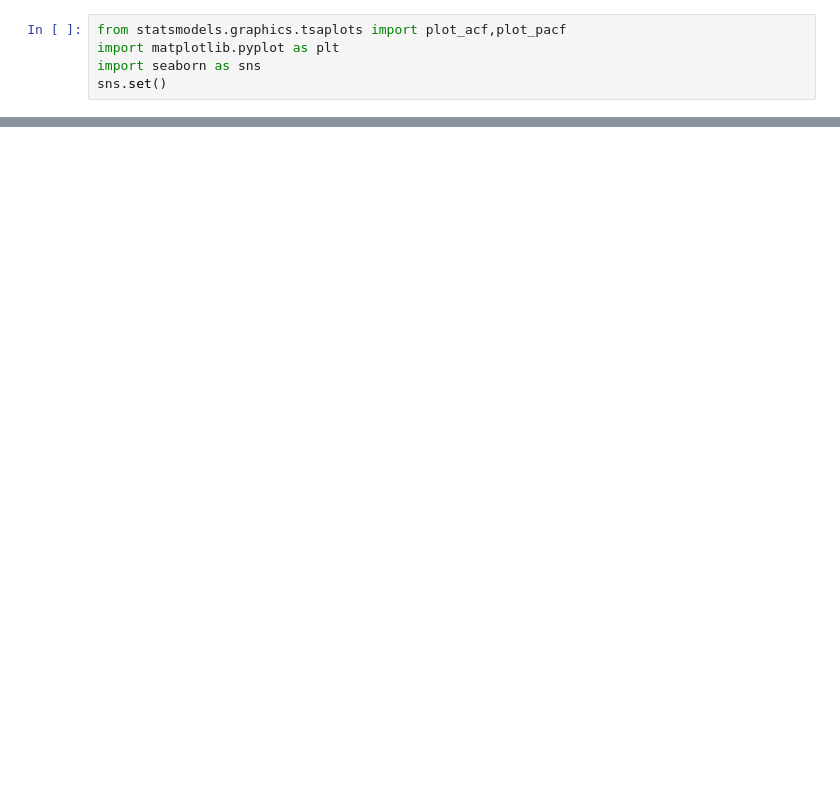
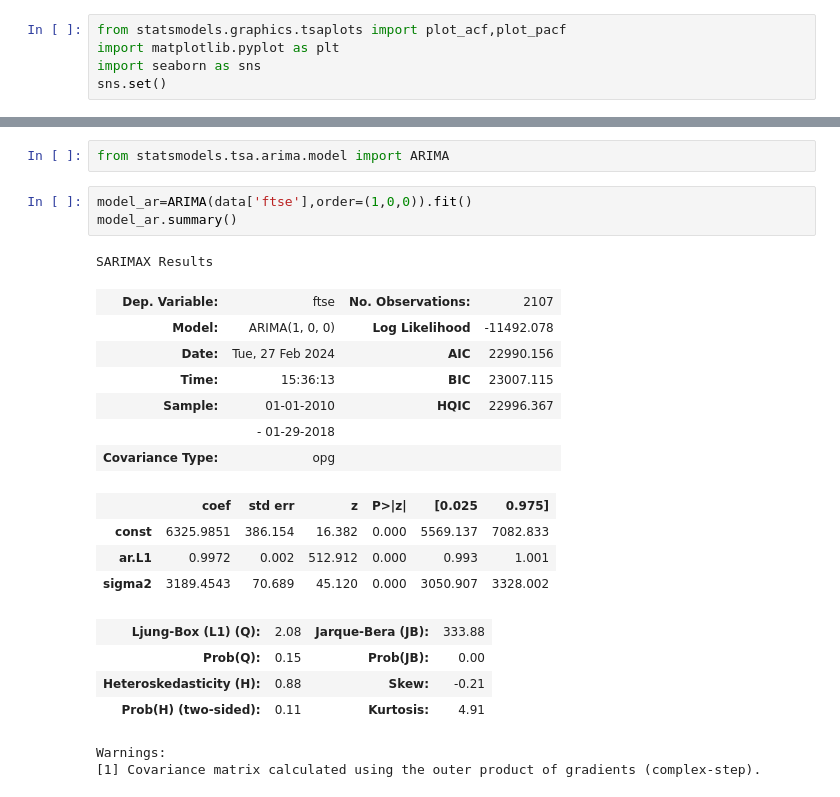
Before and after one commit to ethanhopkins101/Time_Series_Analysis, a Jupyter notebook: ar_model/ar_modell.ipynb, the cells around one changed output, grey strips where cells are left out. Cells and saved outputs as stored; diff of their text form; blank space fills up the shorter version.

```diff
--- a/ar_model/ar_modell.ipynb
+++ b/ar_model/ar_modell.ipynb
@@ -110,0 +87,24 @@ plt.show()
+# %%
+from statsmodels.tsa.arima.model import ARIMA
+# %%
+model_ar=ARIMA(data['ftse'],order=(1,0,0)).fit()
+model_ar.summary()
+# %% [output]
+SARIMAX Results
+| Dep. Variable: | ftse | No. Observations: | 2107 |
+| Model: | ARIMA(1, 0, 0) | Log Likelihood | -11492.078 |
+| Date: | Tue, 27 Feb 2024 | AIC | 22990.156 |
+| Time: | 15:36:13 | BIC | 23007.115 |
+| Sample: | 01-01-2010 | HQIC | 22996.367 |
+|  | - 01-29-2018 |  |  |
+| Covariance Type: | opg |  |  |
+|  | coef | std err | z | P>|z| | [0.025 | 0.975] |
+| const | 6325.9851 | 386.154 | 16.382 | 0.000 | 5569.137 | 7082.833 |
+| ar.L1 | 0.9972 | 0.002 | 512.912 | 0.000 | 0.993 | 1.001 |
+| sigma2 | 3189.4543 | 70.689 | 45.120 | 0.000 | 3050.907 | 3328.002 |
+| Ljung-Box (L1) (Q): | 2.08 | Jarque-Bera (JB): | 333.88 |
+| Prob(Q): | 0.15 | Prob(JB): | 0.00 |
+| Heteroskedasticity (H): | 0.88 | Skew: | -0.21 |
+| Prob(H) (two-sided): | 0.11 | Kurtosis: | 4.91 |
+Warnings:
+[1] Covariance matrix calculated using the outer product of gradients (complex-step).
```
Also changed, not shown: parts of 19 cells of this notebook.
